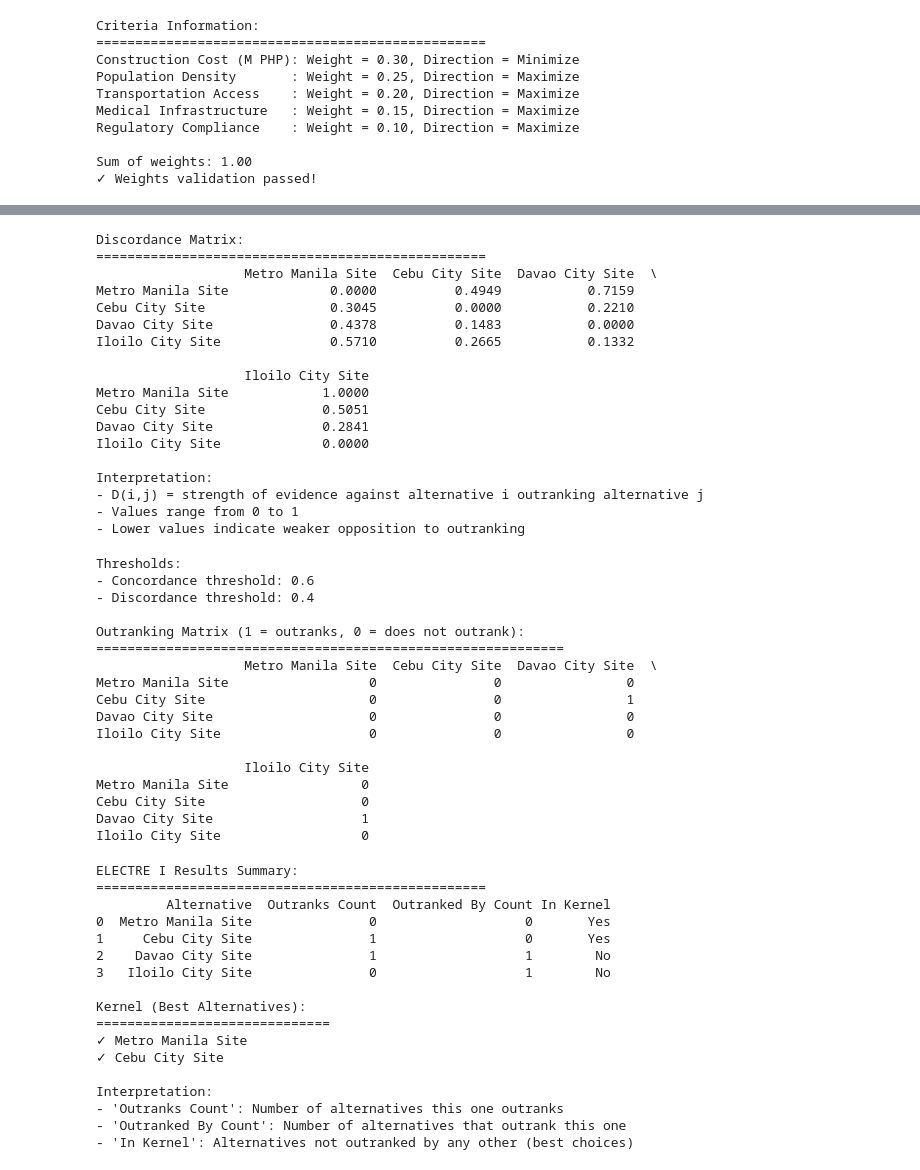
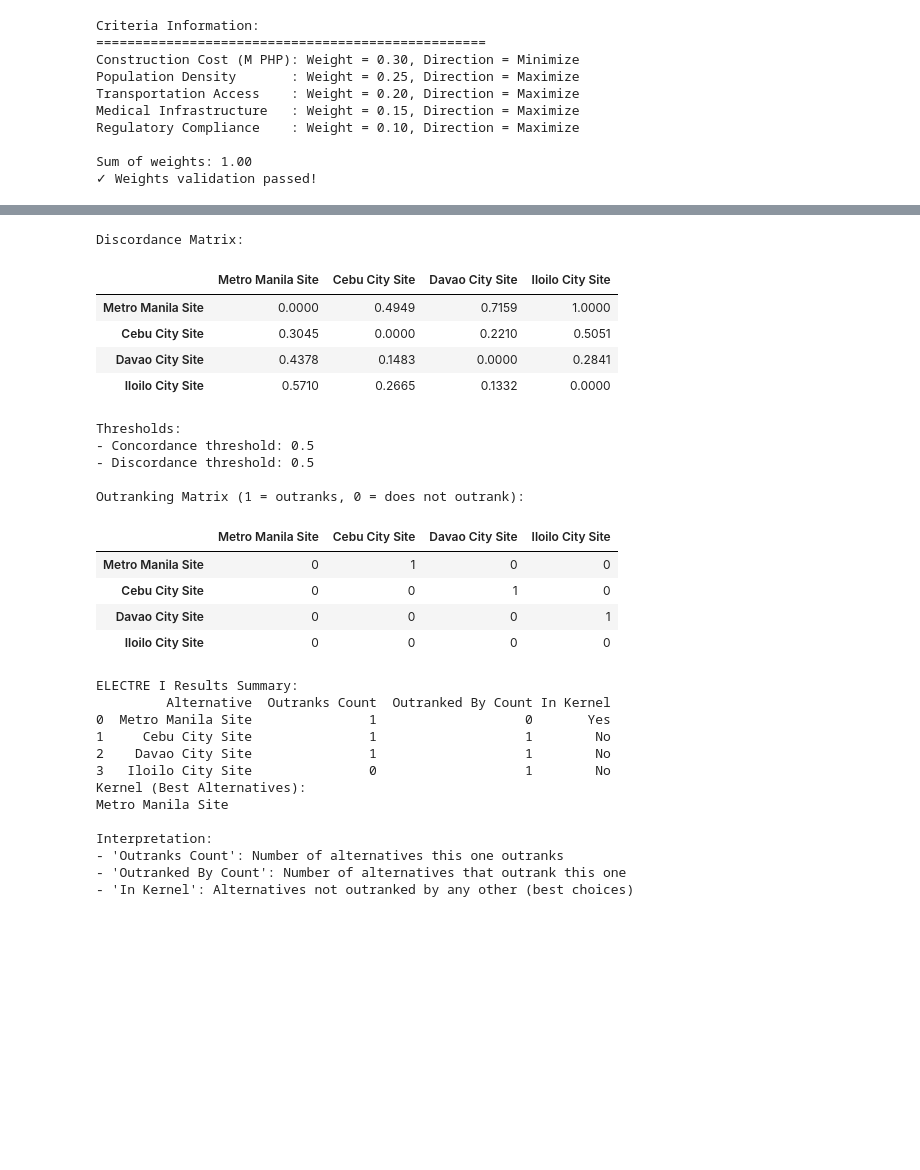
Before and after one commit to HecBanda/mcdm, a Jupyter notebook: notebooks/ntbk9 - ELECTRE.ipynb, the cells around one changed output, grey strips where cells are left out. Saved outputs shown, nothing was run; the diff lists cells and outputs as text; code cells hidden in the pictures; blank space fills up the shorter version.

```diff
--- a/notebooks/ntbk9 - ELECTRE.ipynb
+++ b/notebooks/ntbk9 - ELECTRE.ipynb
@@ -406,66 +375,46 @@ def calculate_discordance_matrix(weighted_matrix):
                 # Find criteria where alternative i < alternative k (discordant)
                 discordant_criteria = weighted_matrix[i] < weighted_matrix[k]
 
                 if np.any(discordant_criteria):
                     # Maximum difference among discordant criteria
                     max_diff_discordant = np.max(
                         np.abs(weighted_matrix[i] - weighted_matrix[k])[
                             discordant_criteria
                         ]
                     )
                     discordance_matrix[i, k] = (
                         max_diff_discordant / max_diff_overall
                     )
                 else:
                     discordance_matrix[i, k] = 0
 
     return discordance_matrix
 
 
 # Calculate discordance matrix
 discordance_matrix = calculate_discordance_matrix(weighted_matrix)
 
 # Create DataFrame for better visualization
 df_discordance = pd.DataFrame(
     discordance_matrix, index=alternatives, columns=alternatives
 )
 
 print("Discordance Matrix:")
-print("=" * 50)
-print(df_discordance)
-
-print("\nInterpretation:")
-print(
-    "- D(i,j) = strength of evidence against alternative i outranking alternative j"
-)
-print("- Values range from 0 to 1")
-print("- Lower values indicate weaker opposition to outranking")
+df_discordance
 # %% [output]
 Discordance Matrix:
-==================================================
-                   Metro Manila Site  Cebu City Site  Davao City Site  \
-Metro Manila Site             0.0000          0.4949           0.7159
-Cebu City Site                0.3045          0.0000           0.2210
-Davao City Site               0.4378          0.1483           0.0000
-Iloilo City Site              0.5710          0.2665           0.1332
-
-                   Iloilo City Site
-Metro Manila Site            1.0000
-Cebu City Site               0.5051
-Davao City Site              0.2841
-Iloilo City Site             0.0000
-
-Interpretation:
-- D(i,j) = strength of evidence against alternative i outranking alternative j
-- Values range from 0 to 1
-- Lower values indicate weaker opposition to outranking
+|  | Metro Manila Site | Cebu City Site | Davao City Site | Iloilo City Site |
+| Metro Manila Site | 0.0000 | 0.4949 | 0.7159 | 1.0000 |
+| Cebu City Site | 0.3045 | 0.0000 | 0.2210 | 0.5051 |
+| Davao City Site | 0.4378 | 0.1483 | 0.0000 | 0.2841 |
+| Iloilo City Site | 0.5710 | 0.2665 | 0.1332 | 0.0000 |
 # %%
 # Step 5: Determine Outranking Relations
 def determine_outranking_relations(
     concordance_matrix,
     discordance_matrix,
-    concordance_threshold=0.6,
-    discordance_threshold=0.4,
+    concordance_threshold=0.5,
+    discordance_threshold=0.5,
 ):
     """
     Determine outranking relations based on concordance and discordance thresholds.
@@ -493,8 +442,8 @@ def determine_outranking_relations(
 
 
 # Set thresholds
-concordance_threshold = 0.6
-discordance_threshold = 0.4
+concordance_threshold = 0.5
+discordance_threshold = 0.5
 
 print("Thresholds:")
 print(f"- Concordance threshold: {concordance_threshold}")
@@ -515,26 +464,18 @@ df_outranking = pd.DataFrame(
 )
 
 print("Outranking Matrix (1 = outranks, 0 = does not outrank):")
-print("=" * 60)
-print(df_outranking)
+df_outranking
 # %% [output]
 Thresholds:
-- Concordance threshold: 0.6
-- Discordance threshold: 0.4
+- Concordance threshold: 0.5
+- Discordance threshold: 0.5
 
 Outranking Matrix (1 = outranks, 0 = does not outrank):
-============================================================
-                   Metro Manila Site  Cebu City Site  Davao City Site  \
-Metro Manila Site                  0               0                0
-Cebu City Site                     0               0                1
-Davao City Site                    0               0                0
-Iloilo City Site                   0               0                0
-
-                   Iloilo City Site
-Metro Manila Site                 0
-Cebu City Site                    0
-Davao City Site                   1
-Iloilo City Site                  0
+|  | Metro Manila Site | Cebu City Site | Davao City Site | Iloilo City Site |
+| Metro Manila Site | 0 | 1 | 0 | 0 |
+| Cebu City Site | 0 | 0 | 1 | 0 |
+| Davao City Site | 0 | 0 | 0 | 1 |
+| Iloilo City Site | 0 | 0 | 0 | 0 |
 # %%
 # Analyze Results and Find the Kernel (Best Alternatives)
 def analyze_outranking_results(outranking_matrix, alternatives):
@@ -578,15 +519,12 @@ summary_data = {
 df_summary = pd.DataFrame(summary_data)
 
 print("ELECTRE I Results Summary:")
-print("=" * 50)
 print(df_summary)
-print()
 
 print("Kernel (Best Alternatives):")
-print("=" * 30)
 if kernel_indices:
     for i in kernel_indices:
-        print(f"✓ {alternatives[i]}")
+        print(f"{alternatives[i]}")
 else:
     print("No alternatives in the kernel (all are dominated)")
 
@@ -597,17 +535,13 @@ print("- 'Outranked By Count': Number of alternatives that outrank this one")
 print("- 'In Kernel': Alternatives not outranked by any other (best choices)")
 # %% [output]
 ELECTRE I Results Summary:
-==================================================
          Alternative  Outranks Count  Outranked By Count In Kernel
-0  Metro Manila Site               0                   0       Yes
-1     Cebu City Site               1                   0       Yes
+0  Metro Manila Site               1                   0       Yes
+1     Cebu City Site               1                   1        No
 2    Davao City Site               1                   1        No
 3   Iloilo City Site               0                   1        No
-
 Kernel (Best Alternatives):
-==============================
-✓ Metro Manila Site
-✓ Cebu City Site
+Metro Manila Site
 
 Interpretation:
 - 'Outranks Count': Number of alternatives this one outranks
```
Also changed, not shown: parts of 6 cells of this notebook, 1 other file.
